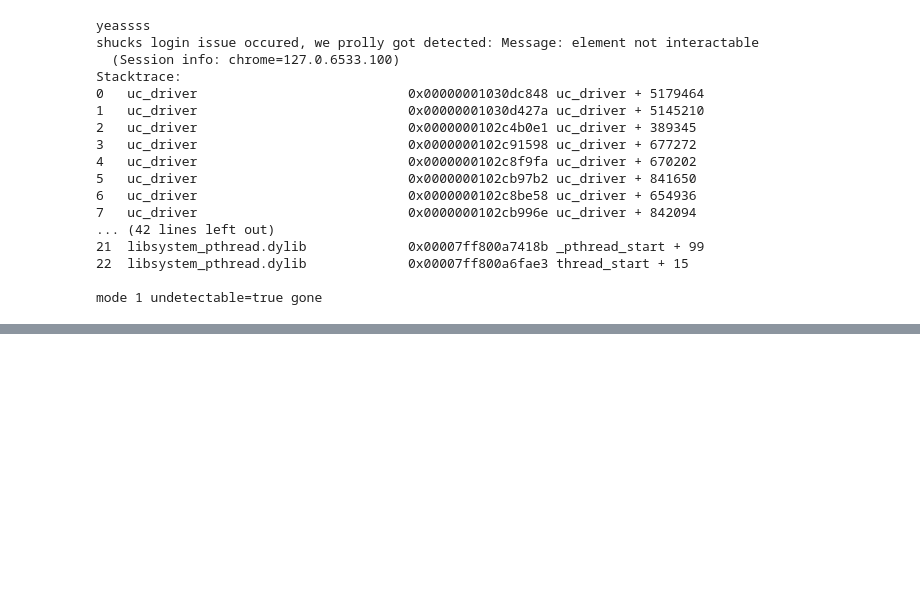
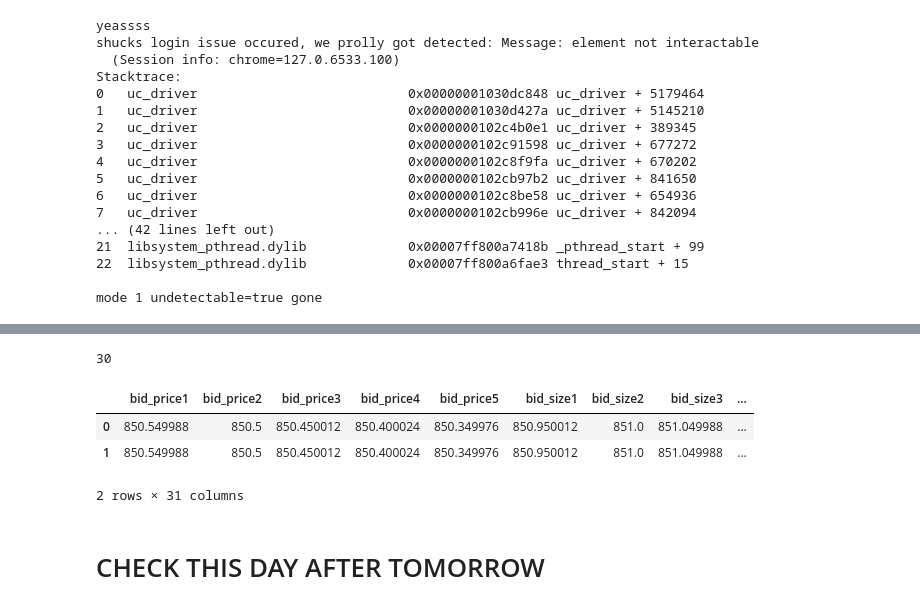
Before and after one commit to honua-dmg/data_retreivalV2, a Jupyter notebook: test.ipynb, the cells around one changed output, grey strips where cells are left out. Saved outputs shown, nothing was run; the diff lists cells and outputs as text; code cells hidden in the pictures; blank space fills up the shorter version.

```diff
--- a/test.ipynb
+++ b/test.ipynb
@@ -693,0 +704,4 @@ access_token
+# %%
+with h.File('./data/2024-08.h5','a') as f:
+    print(f['SBIN/1/NSE/Depth'].attrs['columns'])
+    print(f['master'][:])
@@ -693,0 +716,5 @@ access_token
+# %%
+with h.File('test.h5','a') as f:
+    f.create_dataset('hellos',shape=(1,1))
+    f['hellos'].attrs['cols'] = [1,2,3,4,5]
+    print(f['hellos'].attrs.keys())
@@ -693,0 +728,5 @@ access_token
+# %%
+import pandas as pd
+with h.File('./data/2024-08.h5','a') as f:
+    print(f['SBIN/1/NSE/Depth'][:])
+    df = pd.DataFrame(data = f['SBIN/1/NSE/Depth'],columns = f['SBIN/1/NSE/Depth'].attrs['columns'])
@@ -693,0 +748,18 @@ access_token
+# %%
+len(['bid_price1','bid_price2', 'bid_price3' ,'bid_price4','bid_price5',
+ 'bid_size1', 'bid_size2' ,'bid_size3' ,'bid_size4' ,'bid_size5', 'bid_order1',
+ 'bid_order2', 'bid_order3', 'bid_order4', 'bid_order5' ,'ask_price1',
+ 'ask_price2', 'ask_price3' ,'ask_price4', 'ask_price5' ,'ask_size1',
+ 'ask_size2' ,'ask_size3', 'ask_size4' ,'ask_size5', 'ask_order1' ,'ask_order2',
+ 'ask_order3' ,'ask_order4' ,'ask_order5'])
+# %% [output]
+30
+# %%
+df
+# %% [output]
+|  | bid_price1 | bid_price2 | bid_price3 | bid_price4 | bid_price5 | bid_size1 | bid_size2 | bid_size3 | ... |
+| 0 | 850.549988 | 850.5 | 850.450012 | 850.400024 | 850.349976 | 850.950012 | 851.0 | 851.049988 | ... |
+| 1 | 850.549988 | 850.5 | 850.450012 | 850.400024 | 850.349976 | 850.950012 | 851.0 | 851.049988 | ... |
+2 rows × 31 columns
+# %% [markdown]
+# CHECK THIS DAY AFTER TOMORROW
```
Also changed, not shown: parts of 12 cells of this notebook, 4 other files.
